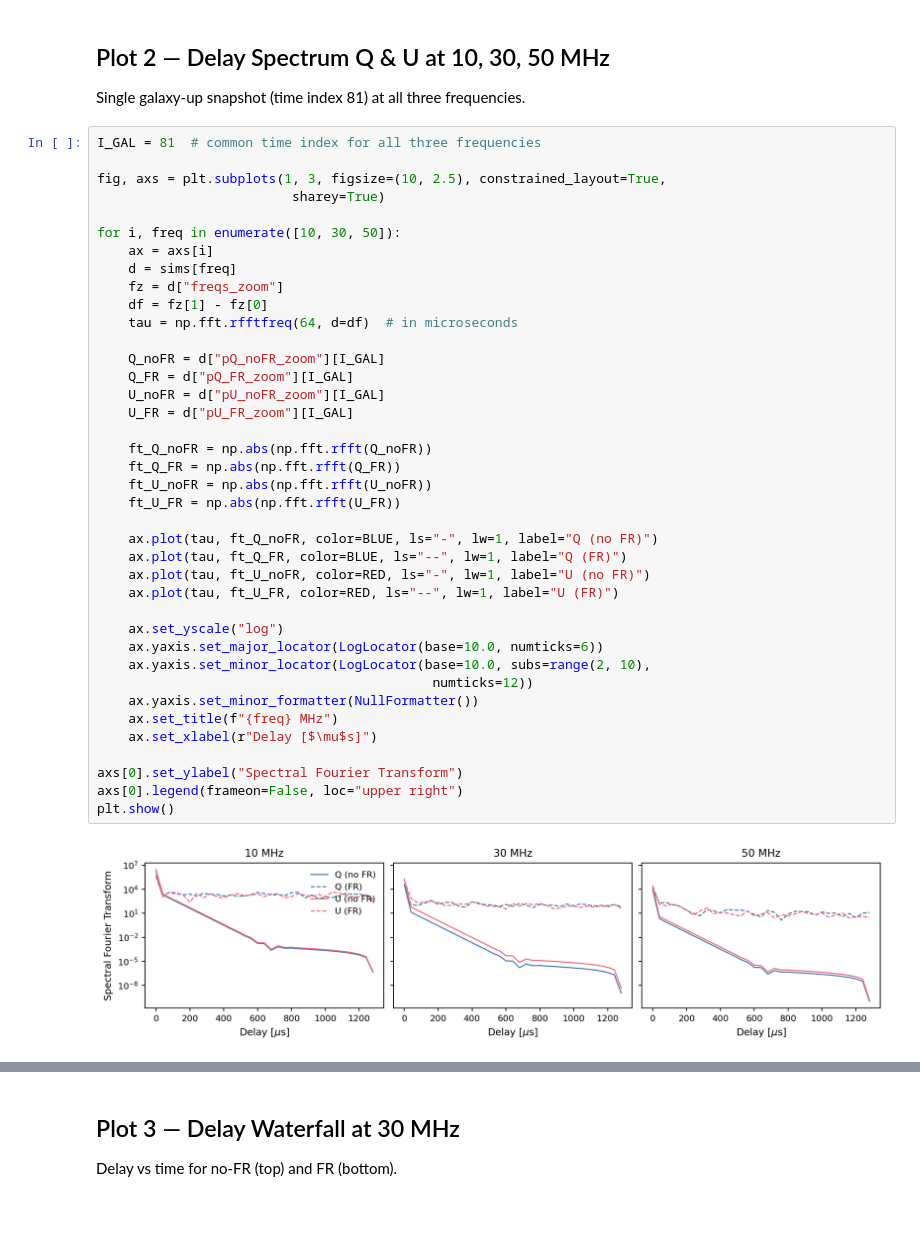
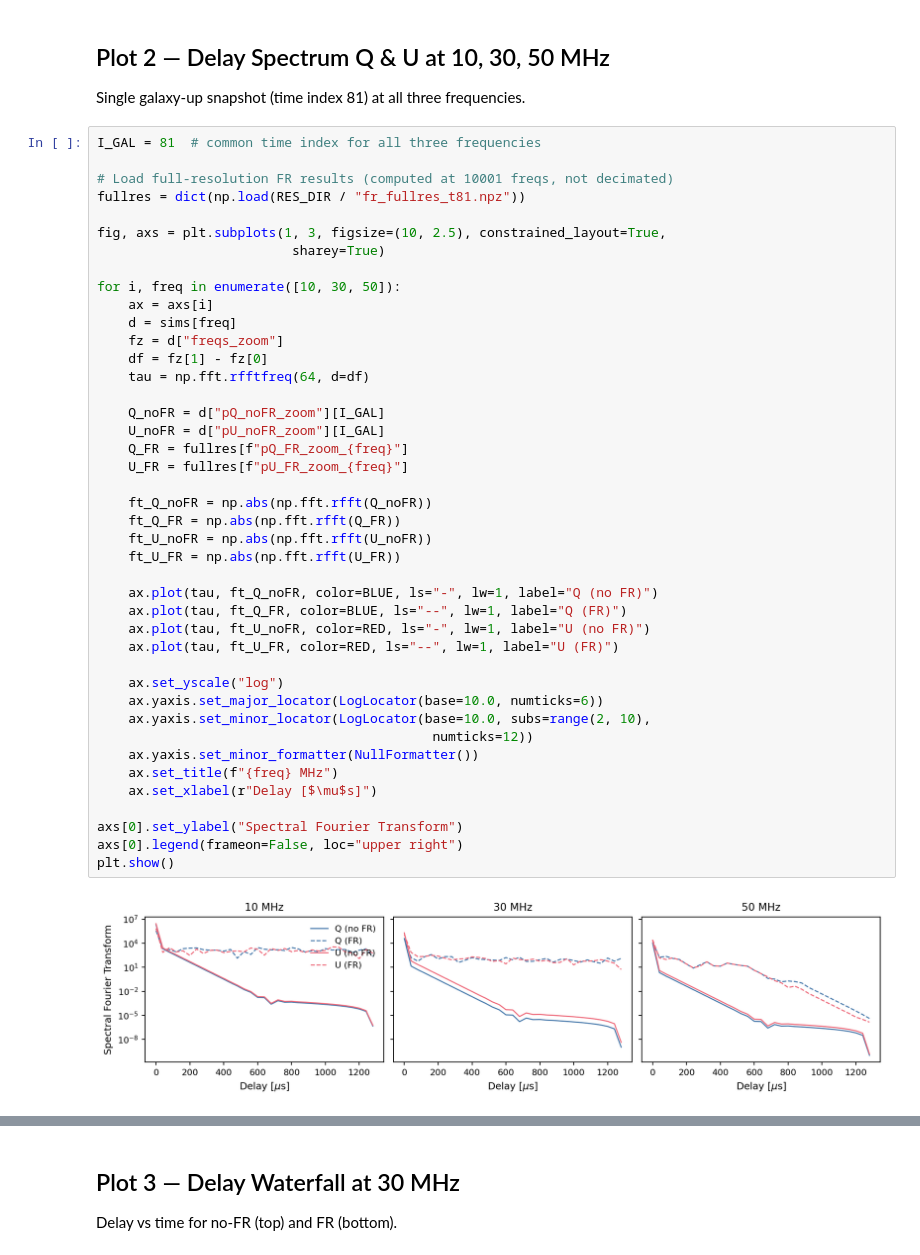
Before and after one commit to christianhbye/lusee_faraday, a Jupyter notebook: notebooks/faraday_results.ipynb, the cells around one changed output, grey strips where cells are left out. Saved outputs shown, nothing was run; the diff lists cells and outputs as text; blank space fills up the shorter version.

```diff
--- a/notebooks/faraday_results.ipynb
+++ b/notebooks/faraday_results.ipynb
@@ -90,6 +90,9 @@ plt.show()
 Single galaxy-up snapshot (time index 81) at all three frequencies.
 # %%
 I_GAL = 81  # common time index for all three frequencies
+
+# Load full-resolution FR results (computed at 10001 freqs, not decimated)
+fullres = dict(np.load(RES_DIR / "fr_fullres_t81.npz"))
 
 fig, axs = plt.subplots(1, 3, figsize=(10, 2.5), constrained_layout=True,
                          sharey=True)
@@ -98,34 +101,34 @@ for i, freq in enumerate([10, 30, 50]):
     ax = axs[i]
     d = sims[freq]
     fz = d["freqs_zoom"]
     df = fz[1] - fz[0]
-    tau = np.fft.rfftfreq(64, d=df)  # in microseconds
+    tau = np.fft.rfftfreq(64, d=df)
 
     Q_noFR = d["pQ_noFR_zoom"][I_GAL]
-    Q_FR = d["pQ_FR_zoom"][I_GAL]
     U_noFR = d["pU_noFR_zoom"][I_GAL]
-    U_FR = d["pU_FR_zoom"][I_GAL]
+    Q_FR = fullres[f"pQ_FR_zoom_{freq}"]
+    U_FR = fullres[f"pU_FR_zoom_{freq}"]
 
     ft_Q_noFR = np.abs(np.fft.rfft(Q_noFR))
     ft_Q_FR = np.abs(np.fft.rfft(Q_FR))
     ft_U_noFR = np.abs(np.fft.rfft(U_noFR))
     ft_U_FR = np.abs(np.fft.rfft(U_FR))
 
     ax.plot(tau, ft_Q_noFR, color=BLUE, ls="-", lw=1, label="Q (no FR)")
     ax.plot(tau, ft_Q_FR, color=BLUE, ls="--", lw=1, label="Q (FR)")
     ax.plot(tau, ft_U_noFR, color=RED, ls="-", lw=1, label="U (no FR)")
     ax.plot(tau, ft_U_FR, color=RED, ls="--", lw=1, label="U (FR)")
 
     ax.set_yscale("log")
     ax.yaxis.set_major_locator(LogLocator(base=10.0, numticks=6))
     ax.yaxis.set_minor_locator(LogLocator(base=10.0, subs=range(2, 10),
                                            numticks=12))
     ax.yaxis.set_minor_formatter(NullFormatter())
     ax.set_title(f"{freq} MHz")
     ax.set_xlabel(r"Delay [$\mu$s]")
 
 axs[0].set_ylabel("Spectral Fourier Transform")
 axs[0].legend(frameon=False, loc="upper right")
 plt.show()
 # %% [output]
-[figure, old version]
+[figure, new version]
```
Also changed, not shown: parts of 4 cells of this notebook.
